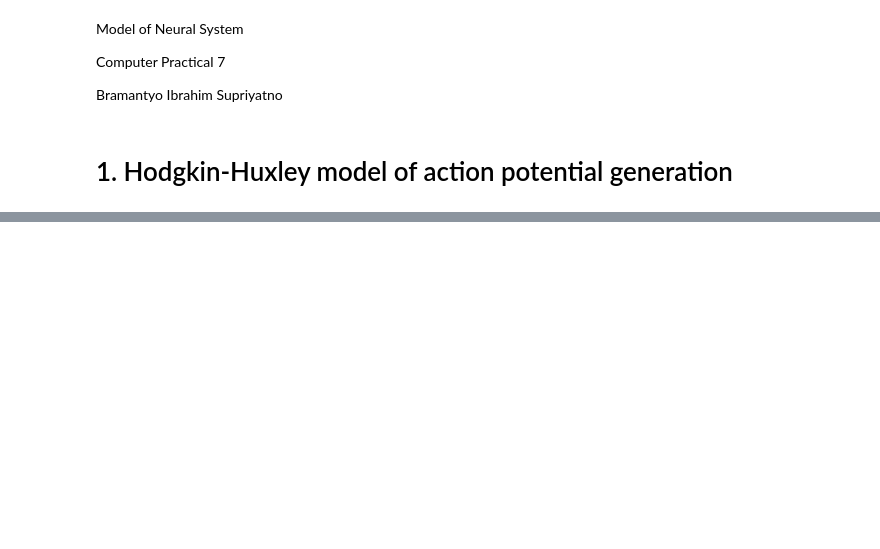
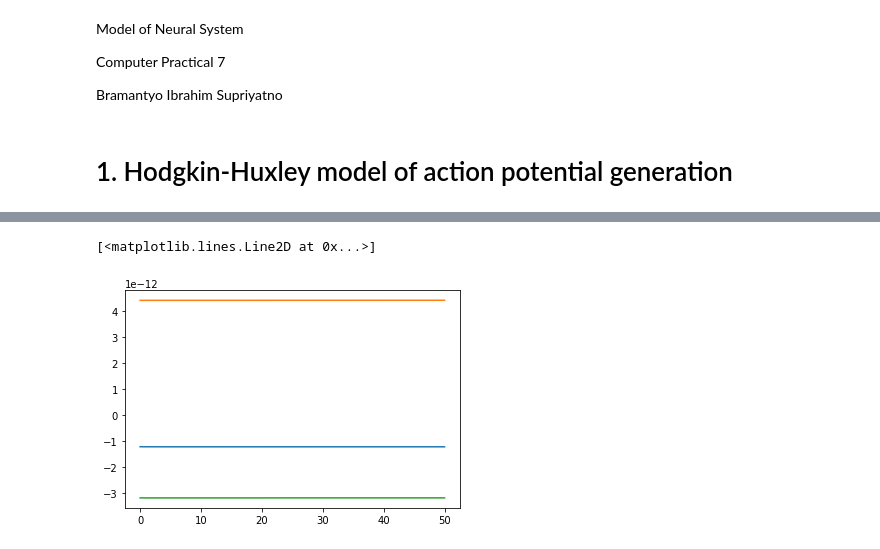
Before and after one commit to bramantyois/mns, a Jupyter notebook: exercise_07.ipynb, the cells around one changed output, grey strips where cells are left out. Cells and saved outputs as stored; diff of their text form; code cells hidden in the pictures; blank space fills up the shorter version.

```diff
--- a/exercise_07.ipynb
+++ b/exercise_07.ipynb
@@ -105,0 +107,7 @@ plt.plot(t,ret[5], label='s')
+# %%
+plt.plot(t,ret[3], label='na')
+plt.plot(t,ret[2], label='k')
+plt.plot(t,ret[1], label='l')
+# %% [output]
+[<matplotlib.lines.Line2D at 0x...>]
+[figure, added]
```
Also changed, not shown: parts of 24 cells of this notebook.
